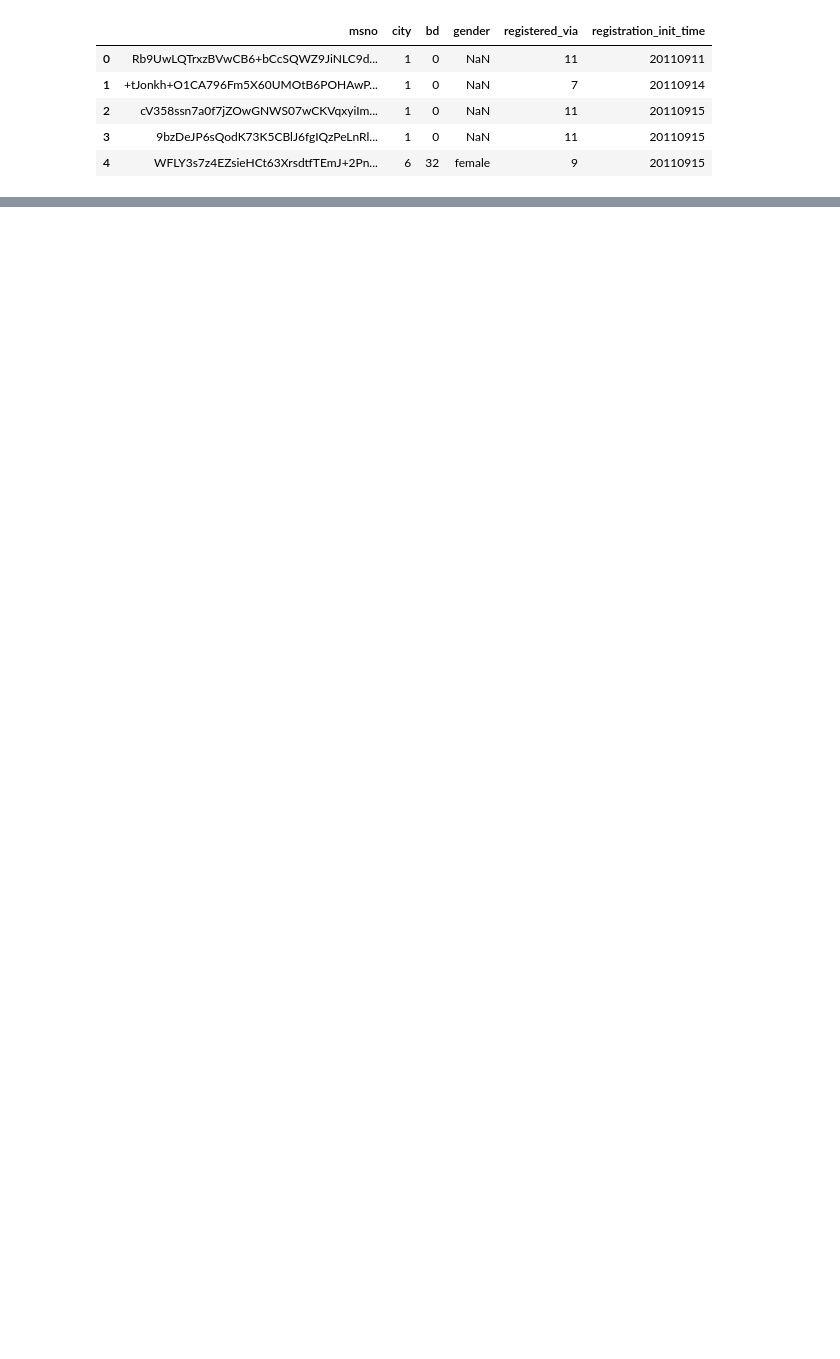
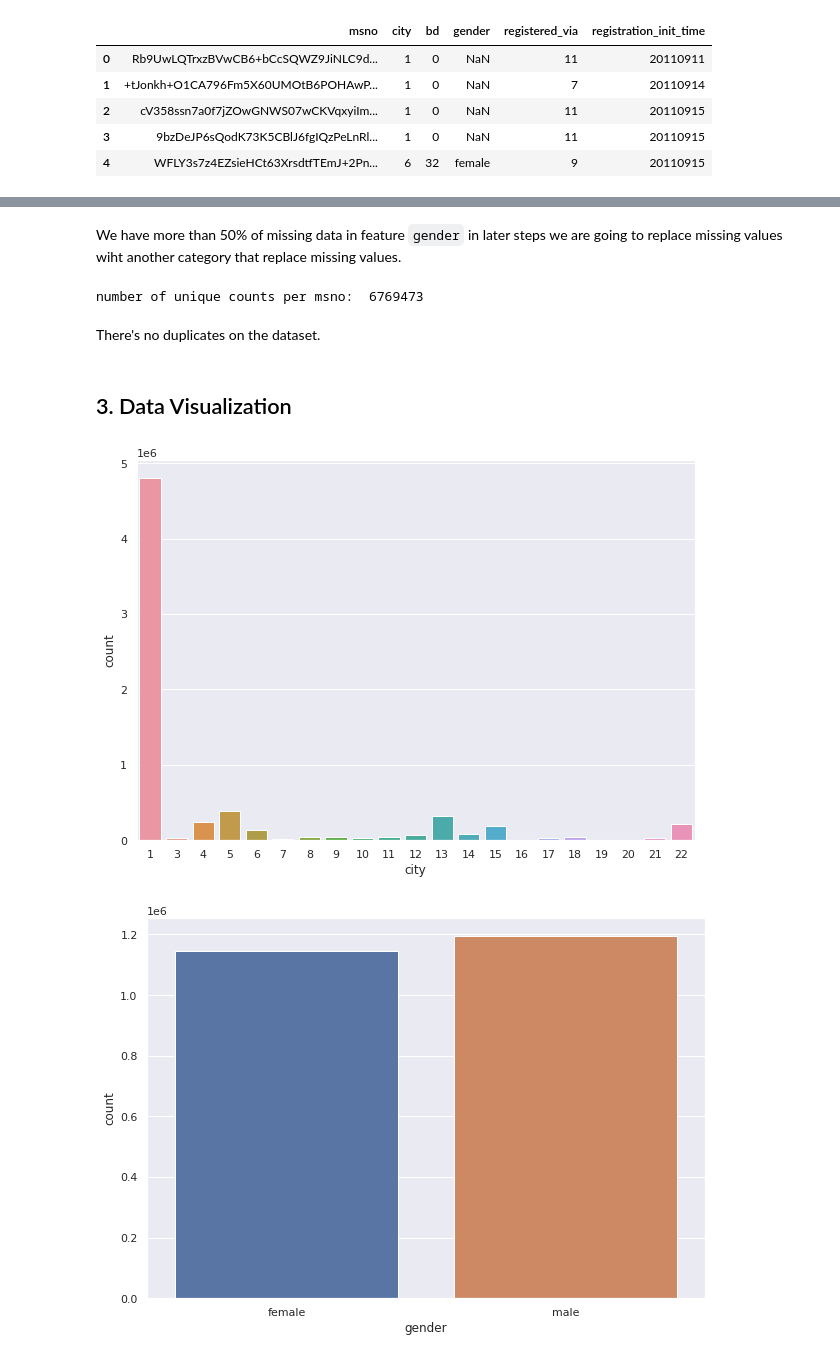
Before and after one commit to jsroa15/KKBOX, a Jupyter notebook: Members_data_mining.ipynb, the cells around one changed output, grey strips where cells are left out. Cells and saved outputs as stored; diff of their text form; code cells hidden in the pictures; blank space fills up the shorter version.

````diff
--- a/Members_data_mining.ipynb
+++ b/Members_data_mining.ipynb
@@ -186,14 +42,0 @@ dtype: int64
-# %%
-#Back to original members df
-
-members.loc[indexes2,'bd']=df1.bd_y
-
-#Applying to members prior filters
-
-df_members=members[(members['bd']>0)&(members['bd']<=np.percentile(members.bd,99.7))]
-
-#Convert registration_init_time to str and then to datetime
-
-df_members['registration_init_time']=df_members['registration_init_time'].astype('str')
-df_members['registration_init_time']=pd.to_datetime(df_members['registration_init_time'])
-df_members.info()   #Checking
@@ -242,10 +42,0 @@ See the caveats in the documentation: https://pandas.pydata.org/pandas-docs/stab
-# %%
-#Drop Key
-
-df_members.drop(['key'],axis=1,inplace=True)
-
-#Change data types
-to_change=['city','registered_via','month_init']
-
-for i in to_change:
-  df_members[i]=df_members[i].astype('str')
@@ -288,0 +89,26 @@ df_members.to_csv('/content/drive/MyDrive/Colab Notebooks/KKBOX/df_members.csv')
+# %% [markdown]
+We have more than 50% of missing data in feature ```gender``` in later steps we are going to replace missing values wiht another category that replace missing values.
+# %%
+#Duplicate records on msno
+
+print('\nnumber of unique counts per msno: ',members.msno.nunique())
+# %% [output]
+number of unique counts per msno:  6769473
+# %% [markdown]
+There's no duplicates on the dataset.
+# %% [markdown]
+## 3. Data Visualization
+# %%
+members.columns
+
+categorical=[x for x in members.columns if x not in ['bd','registration_init_time','msno']]
+# %%
+sns.set_theme(style="darkgrid")
+
+for i in categorical:
+  plt.figure(figsize=(10,7))
+  sns.countplot(data=members,x=i,)
+  #plt.show()
+# %% [output]
+[figure, added]
+[figure, added]
````
Also changed, not shown: parts of 40 cells of this notebook.
